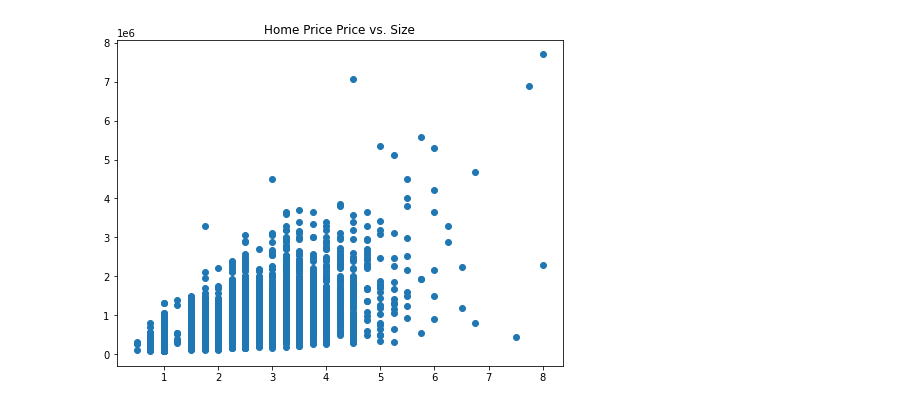
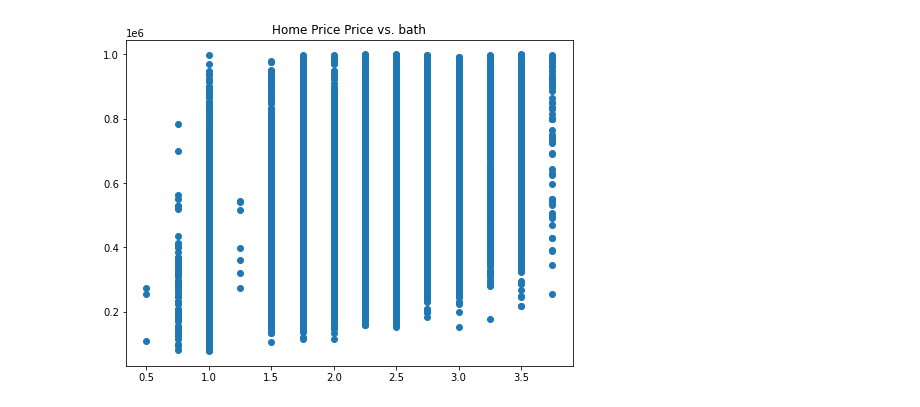
Before and after one commit to axoaxonic/green-housing-dev-analysis-project, a Jupyter notebook: development-notebooks/1book.ipynb, the cells around one changed output. Cells and saved outputs as stored; diff of their text form; code cells hidden in the pictures.

```diff
--- a/development-notebooks/1book.ipynb
+++ b/development-notebooks/1book.ipynb
@@ -69,0 +72,2 @@ memory usage: 2.0+ MB
+# %%
+clean_null = clean_null.loc[clean_null['price'] < 1000000 ]
@@ -70,2 +78,4 @@ memory usage: 2.0+ MB
+# %%
+clean_null = clean_null.loc[clean_null['sqft_basement'] != '?' ]
 # %%
-clean_null['sqft_basement']df.astype({'col1': 'int32'}).dtypes
+clean_null['sqft_basement'] = clean_null['sqft_basement'].astype(float)
@@ -366,6 +300,6 @@ clean_null.head(5)
 # %%
 #Linearity
-X = clean_null.drop(['price','price_per_sqft'], axis=1).select_dtypes(float,int)
+X = clean_null.drop(['price'], axis=1).select_dtypes(float,int)
 ss = StandardScaler().fit(X)
 
 X_scaled = ss.transform(X)
@@ -389,11 +323,11 @@ plt.suptitle('Residuals Vs. Predictions');
 # %%
 fig, ax = plt.subplots(ncols=1, figsize=(8, 6))
 
 
 ax.scatter(X['bathrooms'], y)
-ax.set_title('Home Price Price vs. Size');
+ax.set_title('Home Price Price vs. bath');
 # %% [output]
-[figure, old version]
+[figure, new version]
 # %%
 fig, ax = plt.subplots()
 
```
Also changed, not shown: parts of 59 cells of this notebook.
